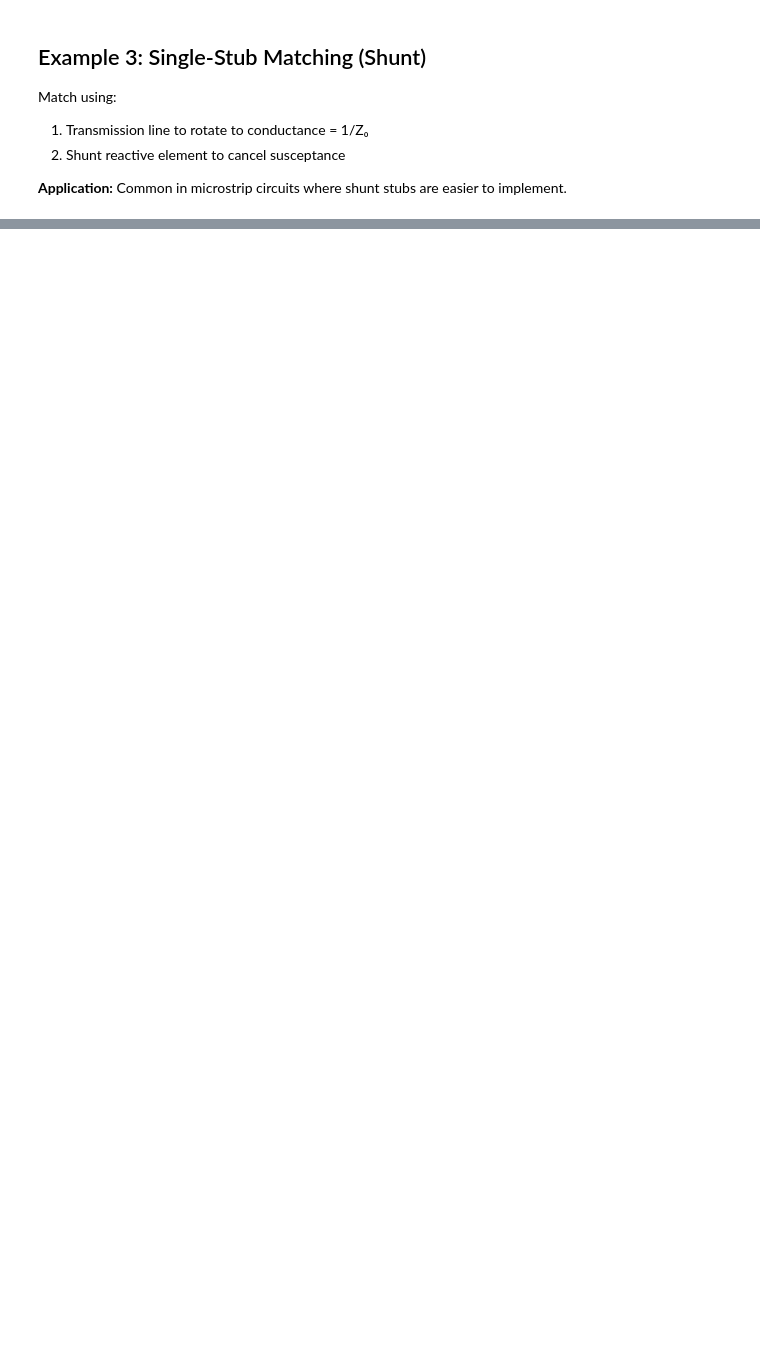
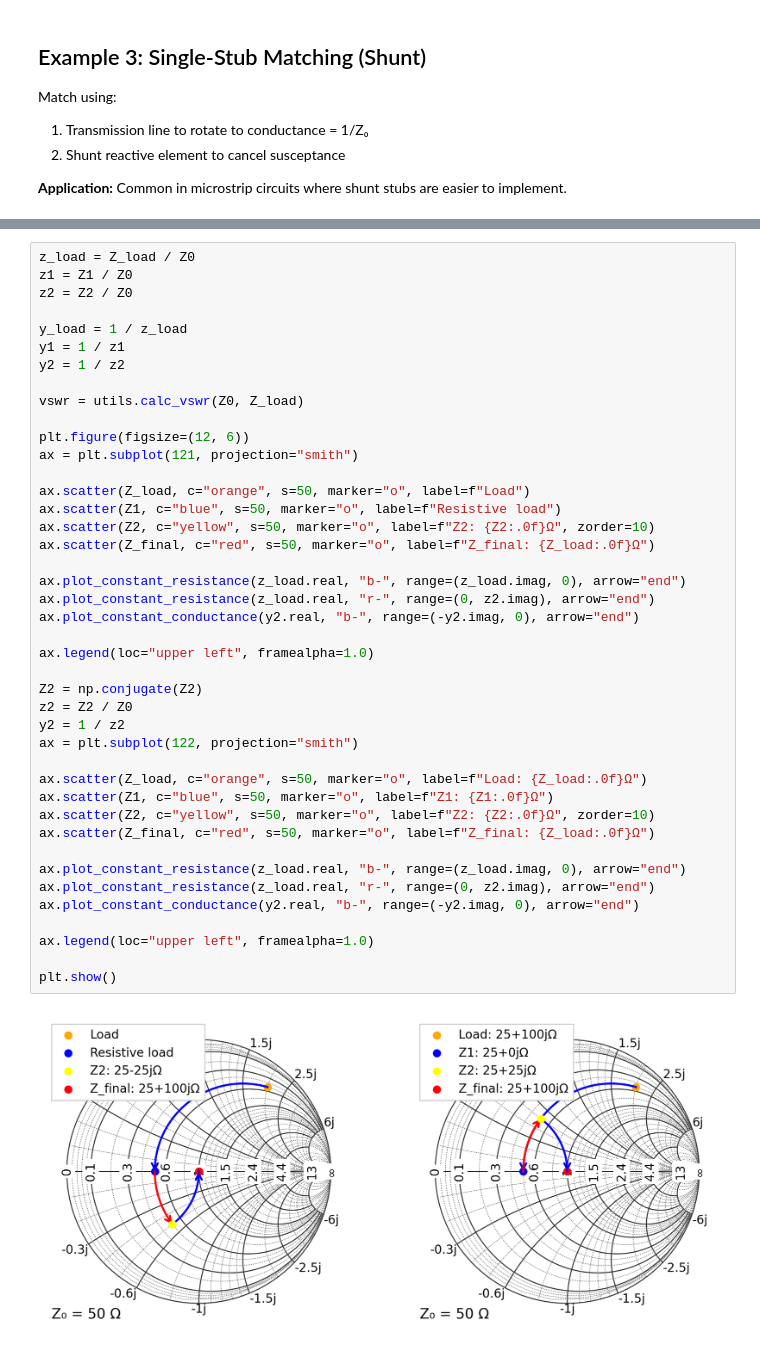
Before and after one commit to scottprahl/pysmithchart, a Jupyter notebook: docs/07_impedance_matching.ipynb, the cells around one changed output, grey strips where cells are left out. Drawn from its saved outputs; the diff is of its cells as text; blank space fills up the shorter version.

```diff
--- a/docs/07_impedance_matching.ipynb
+++ b/docs/07_impedance_matching.ipynb
@@ -537,0 +434,44 @@ plt.show()
+# %%
+z_load = Z_load / Z0
+z1 = Z1 / Z0
+z2 = Z2 / Z0
+
+y_load = 1 / z_load
+y1 = 1 / z1
+y2 = 1 / z2
+
+vswr = utils.calc_vswr(Z0, Z_load)
+
+plt.figure(figsize=(12, 6))
+ax = plt.subplot(121, projection="smith")
+
+ax.scatter(Z_load, c="orange", s=50, marker="o", label=f"Load")
+ax.scatter(Z1, c="blue", s=50, marker="o", label=f"Resistive load")
+ax.scatter(Z2, c="yellow", s=50, marker="o", label=f"Z2: {Z2:.0f}Ω", zorder=10)
+ax.scatter(Z_final, c="red", s=50, marker="o", label=f"Z_final: {Z_load:.0f}Ω")
+
+ax.plot_constant_resistance(z_load.real, "b-", range=(z_load.imag, 0), arrow="end")
+ax.plot_constant_resistance(z_load.real, "r-", range=(0, z2.imag), arrow="end")
+ax.plot_constant_conductance(y2.real, "b-", range=(-y2.imag, 0), arrow="end")
+
+ax.legend(loc="upper left", framealpha=1.0)
+
+Z2 = np.conjugate(Z2)
+z2 = Z2 / Z0
+y2 = 1 / z2
+ax = plt.subplot(122, projection="smith")
+
+ax.scatter(Z_load, c="orange", s=50, marker="o", label=f"Load: {Z_load:.0f}Ω")
+ax.scatter(Z1, c="blue", s=50, marker="o", label=f"Z1: {Z1:.0f}Ω")
+ax.scatter(Z2, c="yellow", s=50, marker="o", label=f"Z2: {Z2:.0f}Ω", zorder=10)
+ax.scatter(Z_final, c="red", s=50, marker="o", label=f"Z_final: {Z_load:.0f}Ω")
+
+ax.plot_constant_resistance(z_load.real, "b-", range=(z_load.imag, 0), arrow="end")
+ax.plot_constant_resistance(z_load.real, "r-", range=(0, z2.imag), arrow="end")
+ax.plot_constant_conductance(y2.real, "b-", range=(-y2.imag, 0), arrow="end")
+
+ax.legend(loc="upper left", framealpha=1.0)
+
+plt.show()
+# %% [output]
+[figure, added]
```
Also changed, not shown: parts of 16 cells of this notebook, 5 other files.
